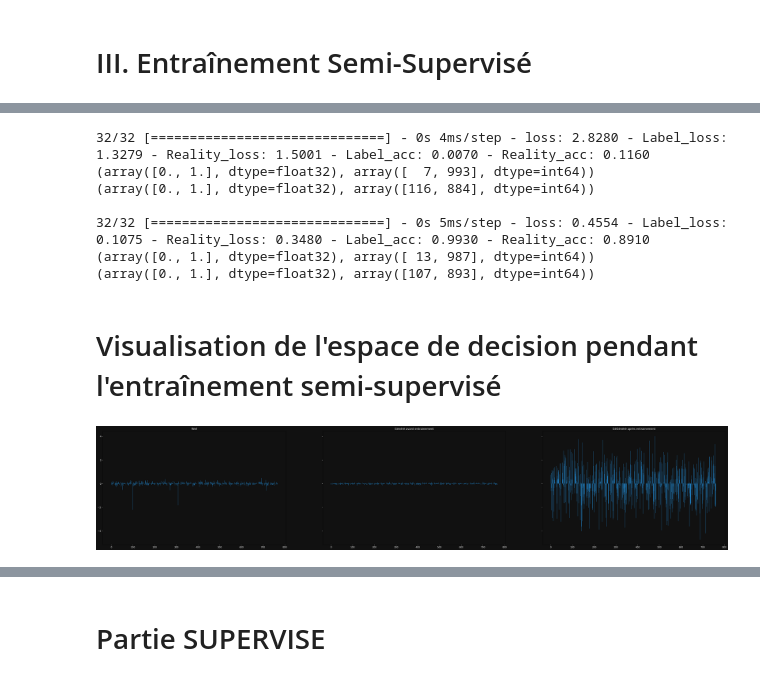
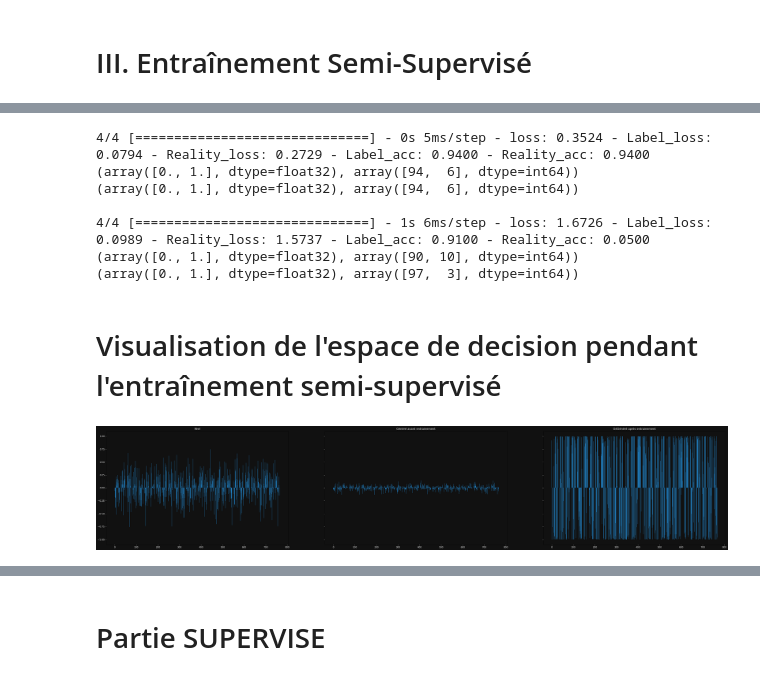
Before and after one commit to DylanBaptiste/TER-M2, a Jupyter notebook: main_ok3.ipynb, the cells around one changed output, grey strips where cells are left out. Saved outputs shown, nothing was run; the diff lists cells and outputs as text; code cells hidden in the pictures.

```diff
--- a/main_ok3.ipynb
+++ b/main_ok3.ipynb
@@ -149,3 +195,9 @@ else:
+# %%
+from sklearn.preprocessing import MinMaxScaler
+scaler = MinMaxScaler(feature_range=(-1,1))
+scaler.fit(np.concatenate([sup[:,1:], nonsup]))
+sup[:,1:] = scaler.transform(sup[:,1:])
+nonsup = scaler.transform(nonsup)
 # %% [markdown]
 ## B. Split train / test (cf schema)
 # %%
@@ -1071,5 +1190,5 @@ plt.show()
 # %%
-n_predict = 1000
+n_predict = 100
 reality = np.repeat(0, n_predict)
 labels = np.repeat(0, n_predict)
 noise = generate_noise(n_predict, latent_dim)
@@ -1082,13 +1201,13 @@ GAN.evaluate([noise, labels], [labels, reality])
 print(np.unique(np.round(GAN.predict([noise, labels]), 0)[0], return_counts=True))
 print(np.unique(np.round(GAN.predict([noise, labels]), 0)[1], return_counts=True))
 # %% [output]
-32/32 [==============================] - 0s 4ms/step - loss: 2.8280 - Label_loss: 1.3279 - Reality_loss: 1.5001 - Label_acc: 0.0070 - Reality_acc: 0.1160
-(array([0., 1.], dtype=float32), array([  7, 993], dtype=int64))
-(array([0., 1.], dtype=float32), array([116, 884], dtype=int64))
+4/4 [==============================] - 0s 5ms/step - loss: 0.3524 - Label_loss: 0.0794 - Reality_loss: 0.2729 - Label_acc: 0.9400 - Reality_acc: 0.9400
+(array([0., 1.], dtype=float32), array([94,  6], dtype=int64))
+(array([0., 1.], dtype=float32), array([94,  6], dtype=int64))
 
-32/32 [==============================] - 0s 5ms/step - loss: 0.4554 - Label_loss: 0.1075 - Reality_loss: 0.3480 - Label_acc: 0.9930 - Reality_acc: 0.8910
-(array([0., 1.], dtype=float32), array([ 13, 987], dtype=int64))
-(array([0., 1.], dtype=float32), array([107, 893], dtype=int64))
+4/4 [==============================] - 1s 6ms/step - loss: 1.6726 - Label_loss: 0.0989 - Reality_loss: 1.5737 - Label_acc: 0.9100 - Reality_acc: 0.0500
+(array([0., 1.], dtype=float32), array([90, 10], dtype=int64))
+(array([0., 1.], dtype=float32), array([97,  3], dtype=int64))
 # %%
 # h = np.array(hist)
 
@@ -1353,13 +1472,13 @@ print(np.unique(np.round(GAN.predict([noise, labels]), 0)[1], return_counts=True
 # %%
 fig, axs = plt.subplots(1, 3, sharey=True, figsize=(16*3, 9), dpi=80)
 pred_apres = G.predict([n, l])
-axs[0].bar(range(768), sup[20,1:])
+axs[0].bar(range(768), sup[22,1:])
 axs[0].set(title='Réel')
 axs[1].bar(range(768), pred_avant[0])
 axs[1].set(title='Généré avant entrainement')
 axs[2].bar(range(768), pred_apres[0])
 axs[2].set(title='GéGénéré après entrainement')
 plt.show()
 # %% [output]
-[figure, old version]
+[figure, new version]
 # %%
```
Also changed, not shown: parts of 23 cells of this notebook.
